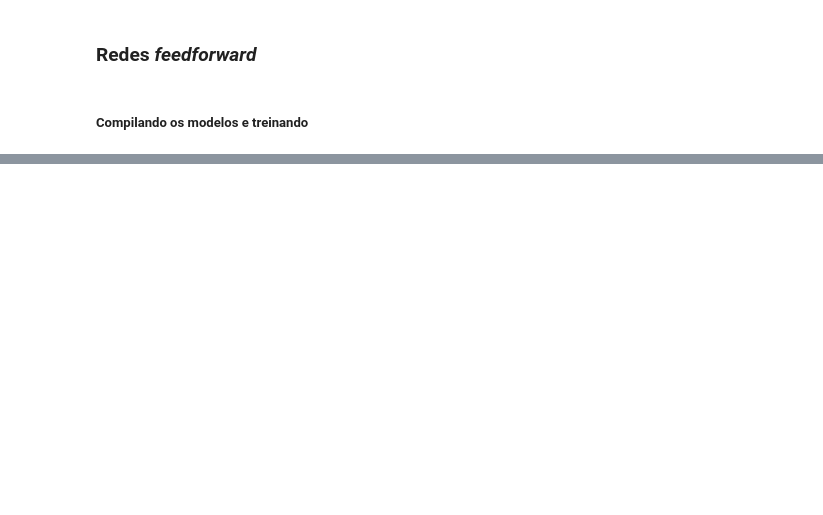
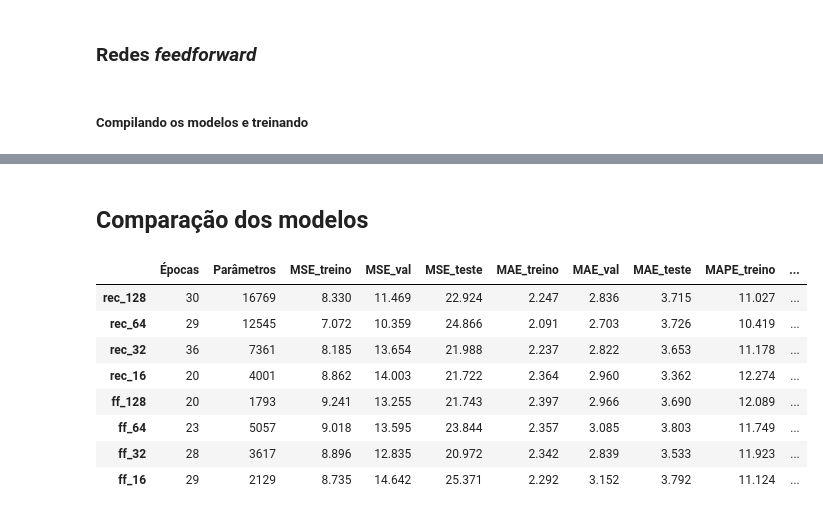
Before and after one commit to guilhermedossantos/NN_with_different_structures_Test, a Jupyter notebook: redes_dif_str.ipynb, the cells around one changed output, grey strips where cells are left out. Saved outputs shown, nothing was run; the diff lists cells and outputs as text; code cells hidden in the pictures; blank space fills up the shorter version.

```diff
--- a/redes_dif_str.ipynb
+++ b/redes_dif_str.ipynb
@@ -211,0 +198,2 @@ WARNING:tensorflow:From /usr/local/lib/python3.6/dist-packages/keras/backend/ten
+# %% [markdown]
+## Comparação dos modelos
@@ -212,3 +204,55 @@ WARNING:tensorflow:From /usr/local/lib/python3.6/dist-packages/keras/backend/ten
+# %%
+# Número de épocas antes da parada (com early stopping) e número de parâmetros do modelo
+epocas = [len(x.history['loss']) for x in treinamentos] # Número de épocas que o treinamento levou
+n_params = [x.count_params() for x in modelos]
+
+# Erros na base de treino e Validação
+mse_treino = [round(x.history['loss'][-1], 3) for x in treinamentos]
+mse_val = [round(x.history['val_loss'][-1], 3) for x in treinamentos]
+mape_treino = [round(x.history['mean_absolute_percentage_error'][-1], 3) for x in treinamentos]
+mape_val = [round(x.history['val_mean_absolute_percentage_error'][-1], 3) for x in treinamentos]
+mae_treino = [round(x.history['mean_absolute_error'][-1], 3) for x in treinamentos]
+mae_val = [round(x.history['val_mean_absolute_error'][-1], 3) for x in treinamentos]
+
+# Erros na base de teste
+erros = list()
+
+# for pois as bases de teste têm dimensões diferentes entre si
+for i in range(8):
+  if(i <= 3):
+    erros.append(modelos[i].evaluate(testeX, testeY, verbose = 0))
+  else:
+    erros.append(modelos[i].evaluate(testexmlp, testeymlp, verbose = 0))
+
+erros = np.round(np.array(erros),3)
+
+mse_teste = erros[:,0]
+mape_teste = erros[:,2]
+mae_teste = erros[:,3]
+# %%
+resumo = pd.DataFrame({'Épocas' : epocas,
+                       'Parâmetros': n_params,
+                       'MSE_treino': mse_treino,
+                       'MSE_val' : mse_val,
+                       'MSE_teste': mse_teste,
+                       'MAE_treino':mae_treino,
+                       'MAE_val':mae_val,
+                       'MAE_teste':mae_teste,
+                       'MAPE_treino':mape_treino,
+                       'MAPE_val':mape_val,
+                       'MAPE_teste':mape_teste},
+                      index = labels_modelos)
+resumo
+# %% [output]
+|  | Épocas | Parâmetros | MSE_treino | MSE_val | MSE_teste | MAE_treino | MAE_val | MAE_teste | MAPE_treino | ... |
+| rec_128 | 30 | 16769 | 8.330 | 11.469 | 22.924 | 2.247 | 2.836 | 3.715 | 11.027 | ... |
+| rec_64 | 29 | 12545 | 7.072 | 10.359 | 24.866 | 2.091 | 2.703 | 3.726 | 10.419 | ... |
+| rec_32 | 36 | 7361 | 8.185 | 13.654 | 21.988 | 2.237 | 2.822 | 3.653 | 11.178 | ... |
+| rec_16 | 20 | 4001 | 8.862 | 14.003 | 21.722 | 2.364 | 2.960 | 3.362 | 12.274 | ... |
+| ff_128 | 20 | 1793 | 9.241 | 13.255 | 21.743 | 2.397 | 2.966 | 3.690 | 12.089 | ... |
+| ff_64 | 23 | 5057 | 9.018 | 13.595 | 23.844 | 2.357 | 3.085 | 3.803 | 11.749 | ... |
+| ff_32 | 28 | 3617 | 8.896 | 12.835 | 20.972 | 2.342 | 2.839 | 3.533 | 11.923 | ... |
+| ff_16 | 29 | 2129 | 8.735 | 14.642 | 25.371 | 2.292 | 3.152 | 3.792 | 11.124 | ... |
 # %%
 mpl_fig = plt.figure()
 plt.plot(history1.history['loss']) #1 camada de 128
```
Also changed, not shown: parts of 14 cells of this notebook.
